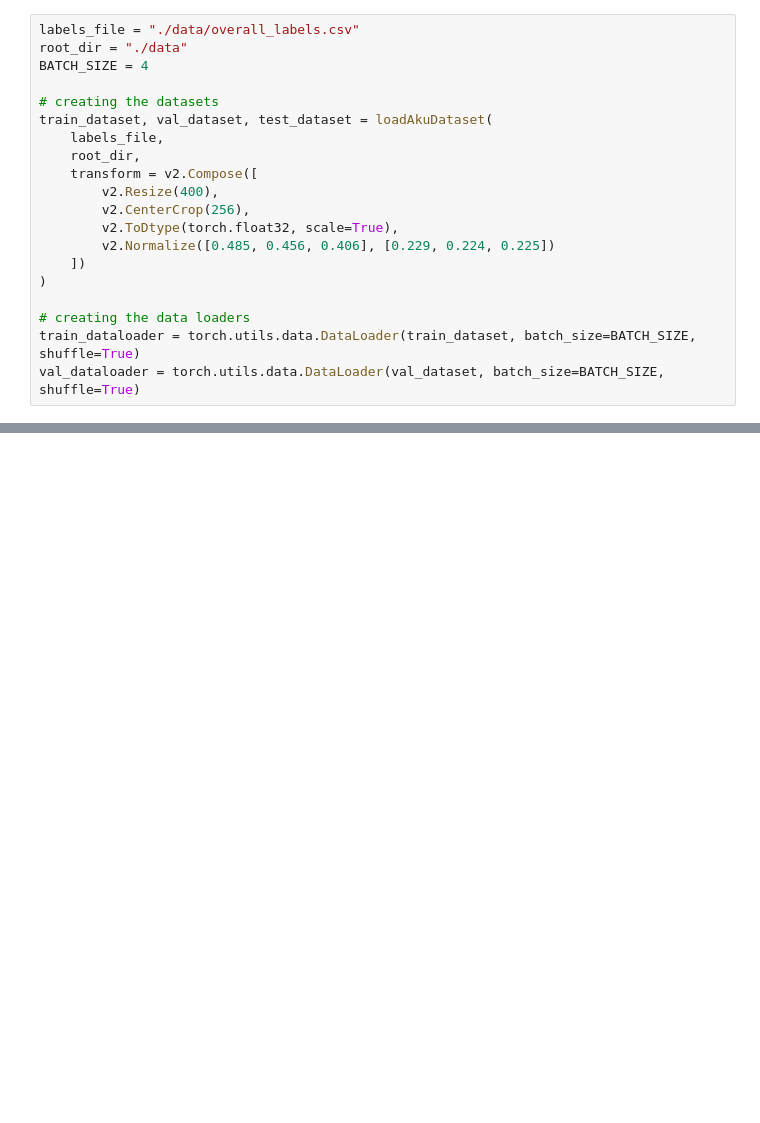
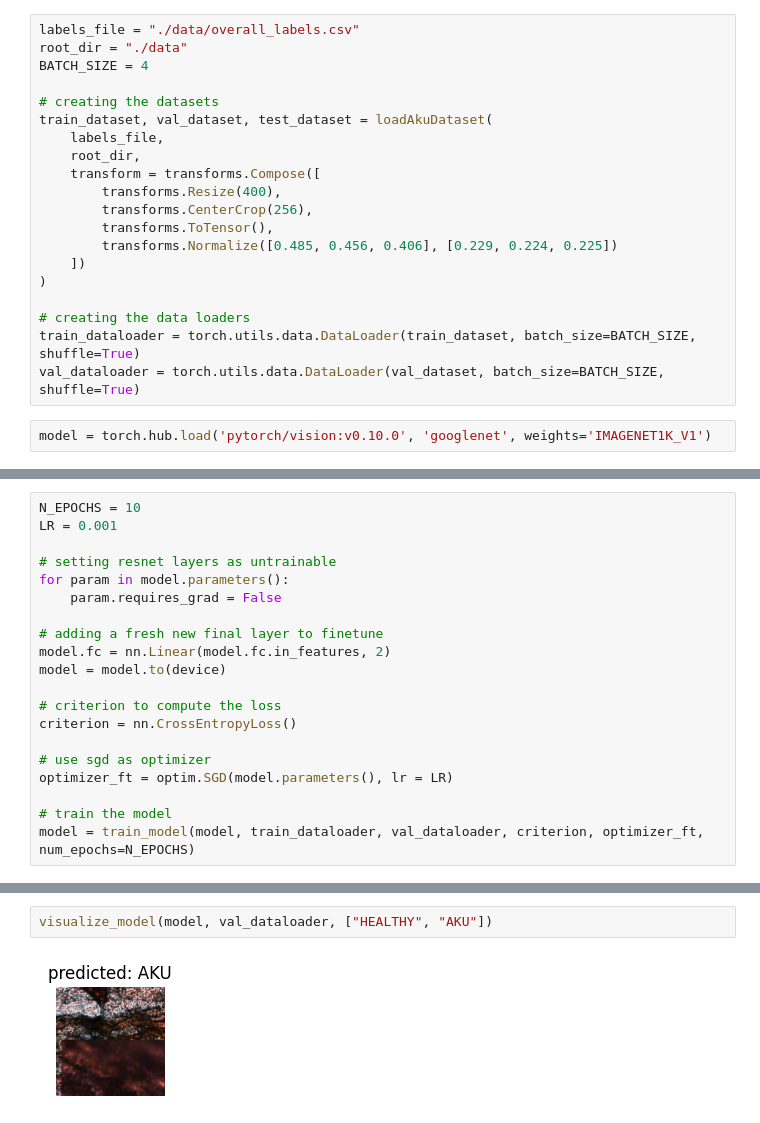
Before and after one commit to HolidayOugi/CHL-Project, a Jupyter notebook: googlenet.ipynb, the cells around one changed output, grey strips where cells are left out. Drawn from its saved outputs; the diff is of its cells as text; blank space fills up the shorter version.

```diff
--- a/googlenet.ipynb
+++ b/googlenet.ipynb
@@ -86,14 +89,16 @@ BATCH_SIZE = 4
 train_dataset, val_dataset, test_dataset = loadAkuDataset(
     labels_file,
     root_dir,
-    transform = v2.Compose([
-        v2.Resize(400),
-        v2.CenterCrop(256),
-        v2.ToDtype(torch.float32, scale=True),
-        v2.Normalize([0.485, 0.456, 0.406], [0.229, 0.224, 0.225])
+    transform = transforms.Compose([
+        transforms.Resize(400),
+        transforms.CenterCrop(256),
+        transforms.ToTensor(),
+        transforms.Normalize([0.485, 0.456, 0.406], [0.229, 0.224, 0.225])
     ])
 )
 
 # creating the data loaders
 train_dataloader = torch.utils.data.DataLoader(train_dataset, batch_size=BATCH_SIZE, shuffle=True)
 val_dataloader = torch.utils.data.DataLoader(val_dataset, batch_size=BATCH_SIZE, shuffle=True)
+# %%
+model = torch.hub.load('pytorch/vision:v0.10.0', 'googlenet', weights='IMAGENET1K_V1')
@@ -99,0 +181,20 @@ val_dataloader = torch.utils.data.DataLoader(val_dataset, batch_size=BATCH_SIZE,
+# %%
+N_EPOCHS = 10
+LR = 0.001
+
+# setting resnet layers as untrainable
+for param in model.parameters():
+    param.requires_grad = False
+
+# adding a fresh new final layer to finetune
+model.fc = nn.Linear(model.fc.in_features, 2)
+model = model.to(device)
+
+# criterion to compute the loss
+criterion = nn.CrossEntropyLoss()
+
+# use sgd as optimizer
+optimizer_ft = optim.SGD(model.parameters(), lr = LR)
+
+# train the model
+model = train_model(model, train_dataloader, val_dataloader, criterion, optimizer_ft, num_epochs=N_EPOCHS)
@@ -99,0 +277,4 @@ val_dataloader = torch.utils.data.DataLoader(val_dataset, batch_size=BATCH_SIZE,
+# %%
+visualize_model(model, val_dataloader, ["HEALTHY", "AKU"])
+# %% [output]
+[figure, added]
```
Also changed, not shown: parts of 8 cells of this notebook.
